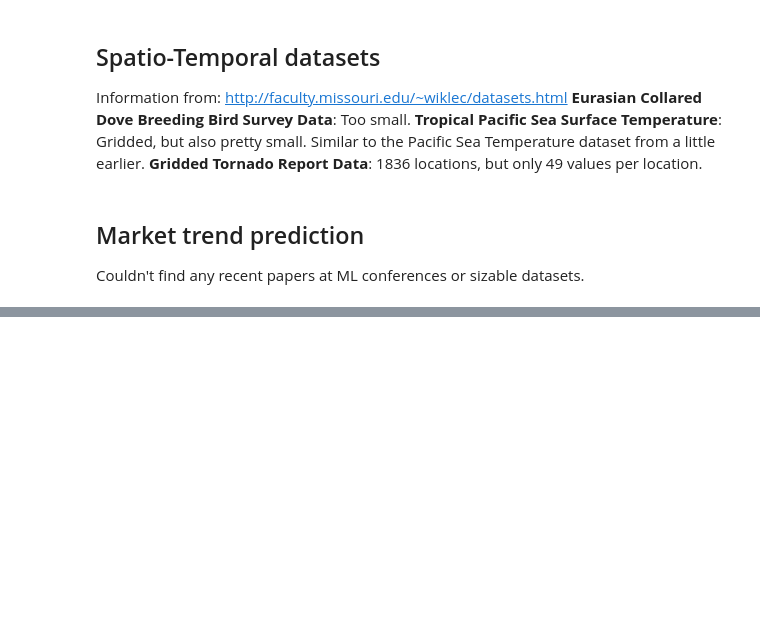
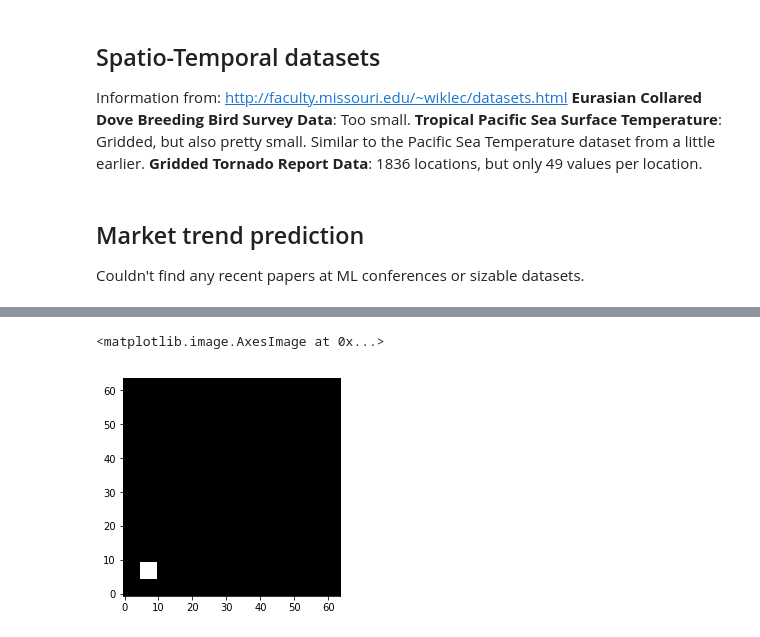
Before and after one commit to HarounH/brain_, a Jupyter notebook: aux/next_dataset.ipynb, the cells around one changed output, grey strips where cells are left out. Drawn from its saved outputs; the diff is of its cells as text; code cells hidden in the pictures; blank space fills up the shorter version.

```diff
--- a/aux/next_dataset.ipynb
+++ b/aux/next_dataset.ipynb
@@ -107,0 +138,11 @@ Couldn't find any recent papers at ML conferences or sizable datasets.
+# %%
+# square
+img = np.zeros((64, 64))
+rows = np.array([5, 5, 10, 10])
+cols = np.array([5, 10, 10, 5])
+rr, cc = skdraw.polygon(rows, cols)
+img[rr, cc] = 1
+plt.imshow(img, cmap='gray', origin='lower')
+# %% [output]
+<matplotlib.image.AxesImage at 0x...>
+[figure, added]
```
Also changed, not shown: parts of 30 cells of this notebook, 40 other files.
